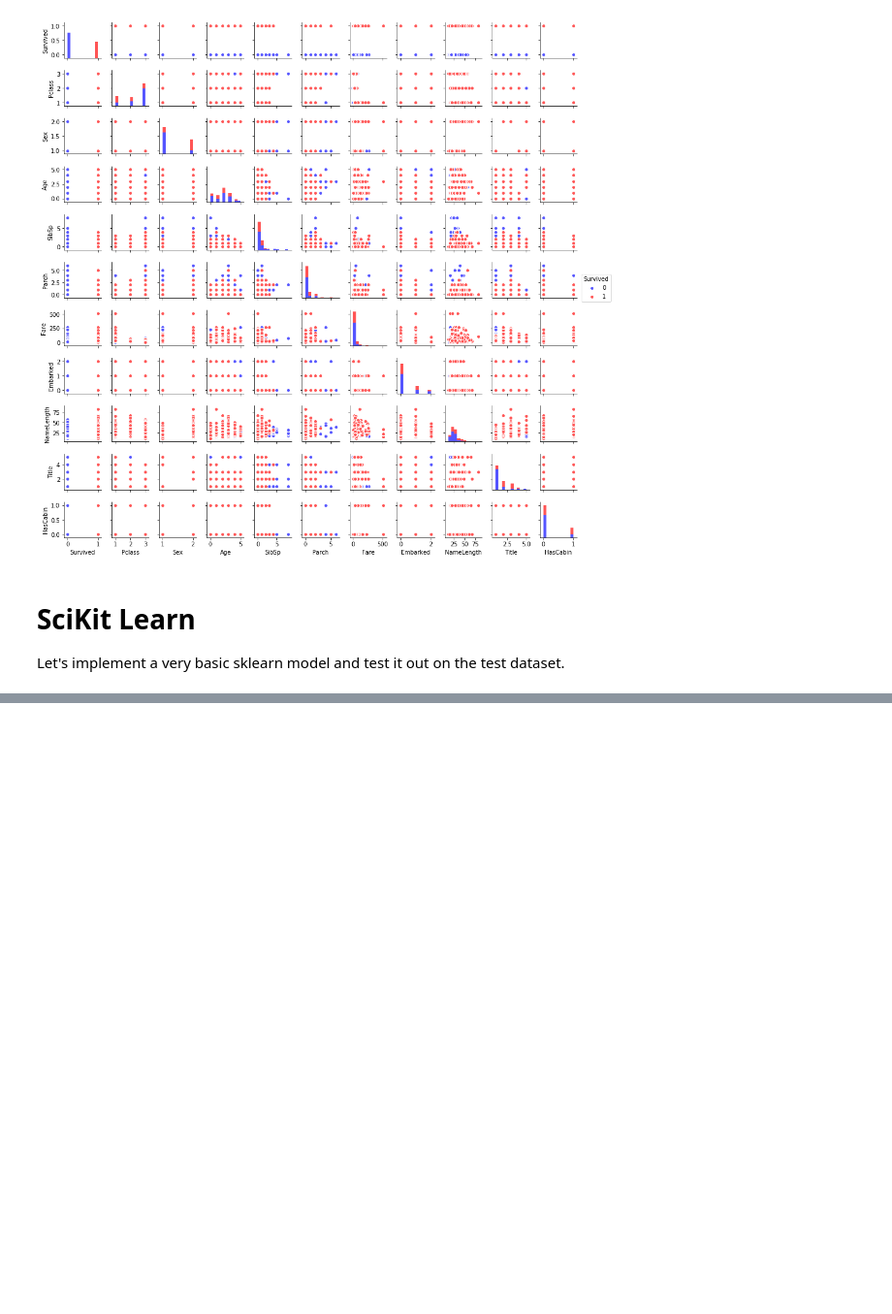
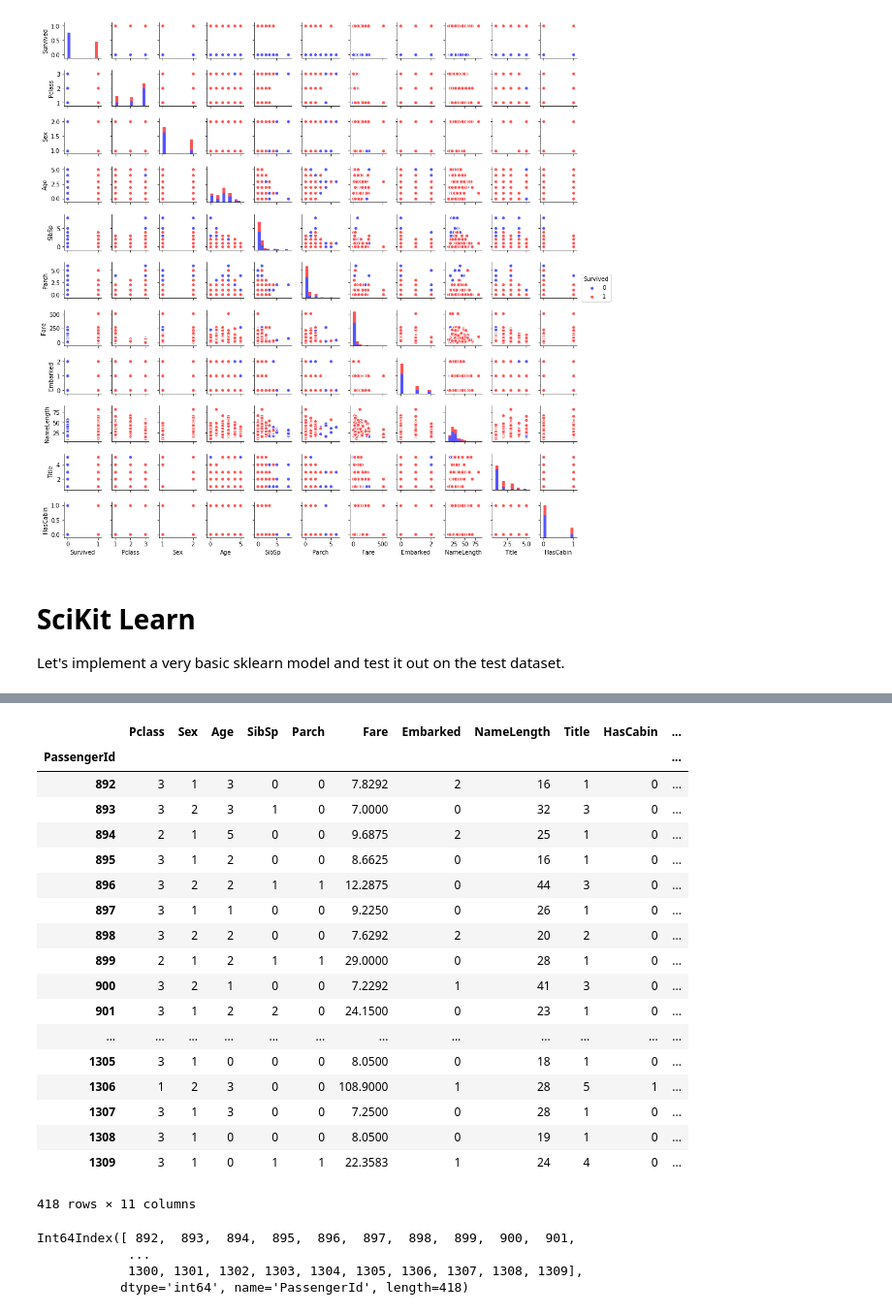
Before and after one commit to danjpark/python-titanic, a Jupyter notebook: TitanicDataDiscoveryTransformation.ipynb, the cells around one changed output, grey strips where cells are left out. Shown at 97% size. Drawn from its saved outputs; the diff is of its cells as text; code cells hidden in the pictures; blank space fills up the shorter version.

```diff
--- a/TitanicDataDiscoveryTransformation.ipynb
+++ b/TitanicDataDiscoveryTransformation.ipynb
@@ -364,6 +364,9 @@ for idx, val in enumerate(fullData):
     fullData[idx]['Age'] = val['Age'].map(age_buckets)
     fullData[idx]['Embarked'] = val['Embarked'].fillna(0)
 
+    fullData[idx]['Fare'] = val['Fare'].fillna(0)
+
+
 train, test = fullData
 
 # Then let's take a look at it!
@@ -443,13 +446,6 @@ dataset = datasets.load_iris()
 
 # fit a CART model to the data
 model = DecisionTreeClassifier()
-model.fit(train.drop('Survived', 1),train('Survived'))
-print(model)
-
-# # make predictions
-# expected = dataset.target
-# predicted = model.predict(dataset.data)
-
-# # summarize the fit of the model
-# print(metrics.classification_report(expected, predicted))
-# print(metrics.confusion_matrix(expected, predicted))
+model.fit(train.drop('Survived', 1),
+          train['Survived'])
+prediction = model.predict(test)
@@ -501,0 +474,33 @@ train
+# %%
+results = test
+# %%
+results['Survived'] = prediction
+# %%
+results
+# %% [output]
+|  | Pclass | Sex | Age | SibSp | Parch | Fare | Embarked | NameLength | Title | HasCabin | ... |
+| PassengerId |  |  |  |  |  |  |  |  |  |  | ... |
+| 892 | 3 | 1 | 3 | 0 | 0 | 7.8292 | 2 | 16 | 1 | 0 | ... |
+| 893 | 3 | 2 | 3 | 1 | 0 | 7.0000 | 0 | 32 | 3 | 0 | ... |
+| 894 | 2 | 1 | 5 | 0 | 0 | 9.6875 | 2 | 25 | 1 | 0 | ... |
+| 895 | 3 | 1 | 2 | 0 | 0 | 8.6625 | 0 | 16 | 1 | 0 | ... |
+| 896 | 3 | 2 | 2 | 1 | 1 | 12.2875 | 0 | 44 | 3 | 0 | ... |
+| 897 | 3 | 1 | 1 | 0 | 0 | 9.2250 | 0 | 26 | 1 | 0 | ... |
+| 898 | 3 | 2 | 2 | 0 | 0 | 7.6292 | 2 | 20 | 2 | 0 | ... |
+| 899 | 2 | 1 | 2 | 1 | 1 | 29.0000 | 0 | 28 | 1 | 0 | ... |
+| 900 | 3 | 2 | 1 | 0 | 0 | 7.2292 | 1 | 41 | 3 | 0 | ... |
+| 901 | 3 | 1 | 2 | 2 | 0 | 24.1500 | 0 | 23 | 1 | 0 | ... |
+| ... | ... | ... | ... | ... | ... | ... | ... | ... | ... | ... | ... |
+| 1305 | 3 | 1 | 0 | 0 | 0 | 8.0500 | 0 | 18 | 1 | 0 | ... |
+| 1306 | 1 | 2 | 3 | 0 | 0 | 108.9000 | 1 | 28 | 5 | 1 | ... |
+| 1307 | 3 | 1 | 3 | 0 | 0 | 7.2500 | 0 | 28 | 1 | 0 | ... |
+| 1308 | 3 | 1 | 0 | 0 | 0 | 8.0500 | 0 | 19 | 1 | 0 | ... |
+| 1309 | 3 | 1 | 0 | 1 | 1 | 22.3583 | 1 | 24 | 4 | 0 | ... |
+418 rows × 11 columns
+# %%
+results.index
+# %% [output]
+Int64Index([ 892,  893,  894,  895,  896,  897,  898,  899,  900,  901,
+            ...
+            1300, 1301, 1302, 1303, 1304, 1305, 1306, 1307, 1308, 1309],
+           dtype='int64', name='PassengerId', length=418)
```
Also changed, not shown: parts of 6 cells of this notebook, 1 other file.
